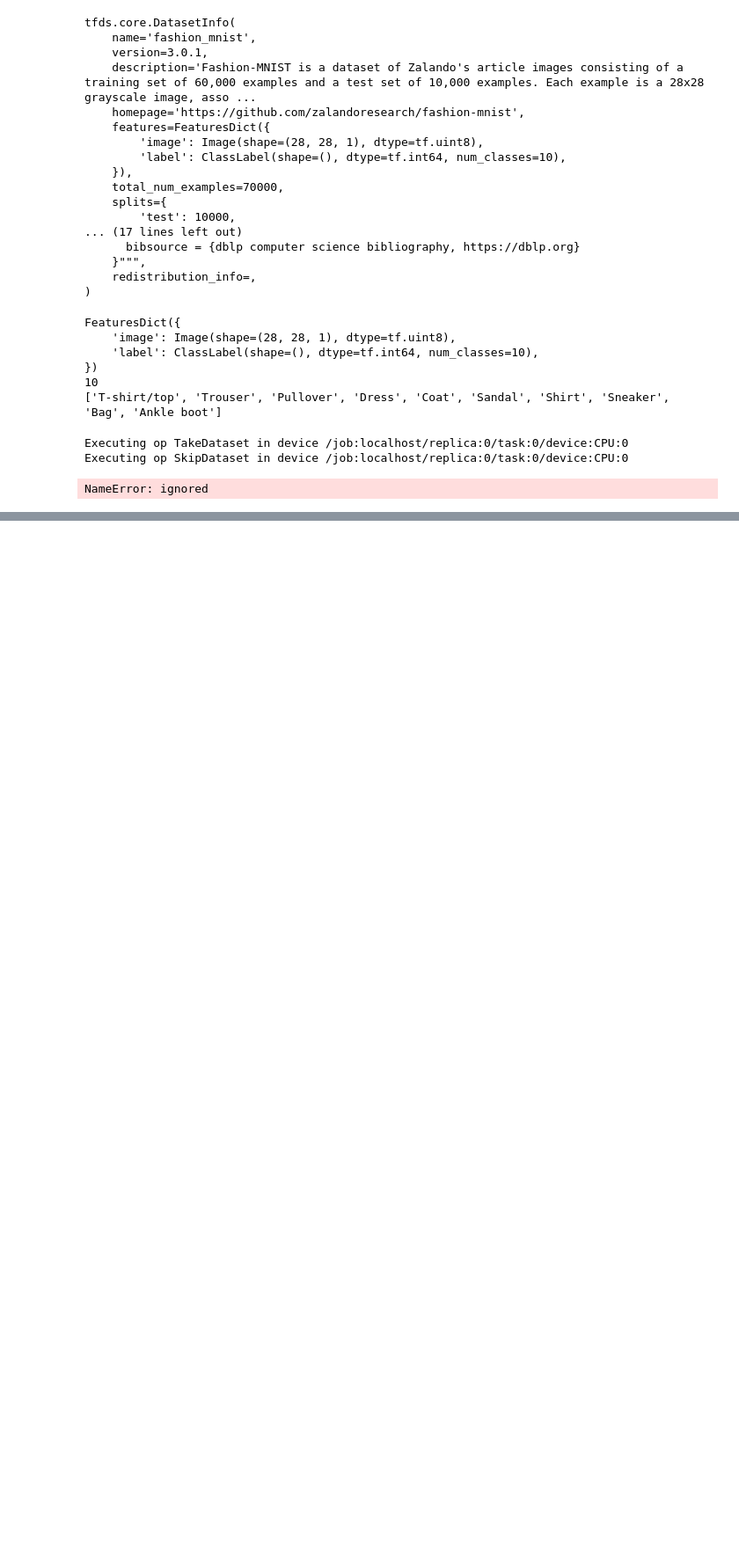
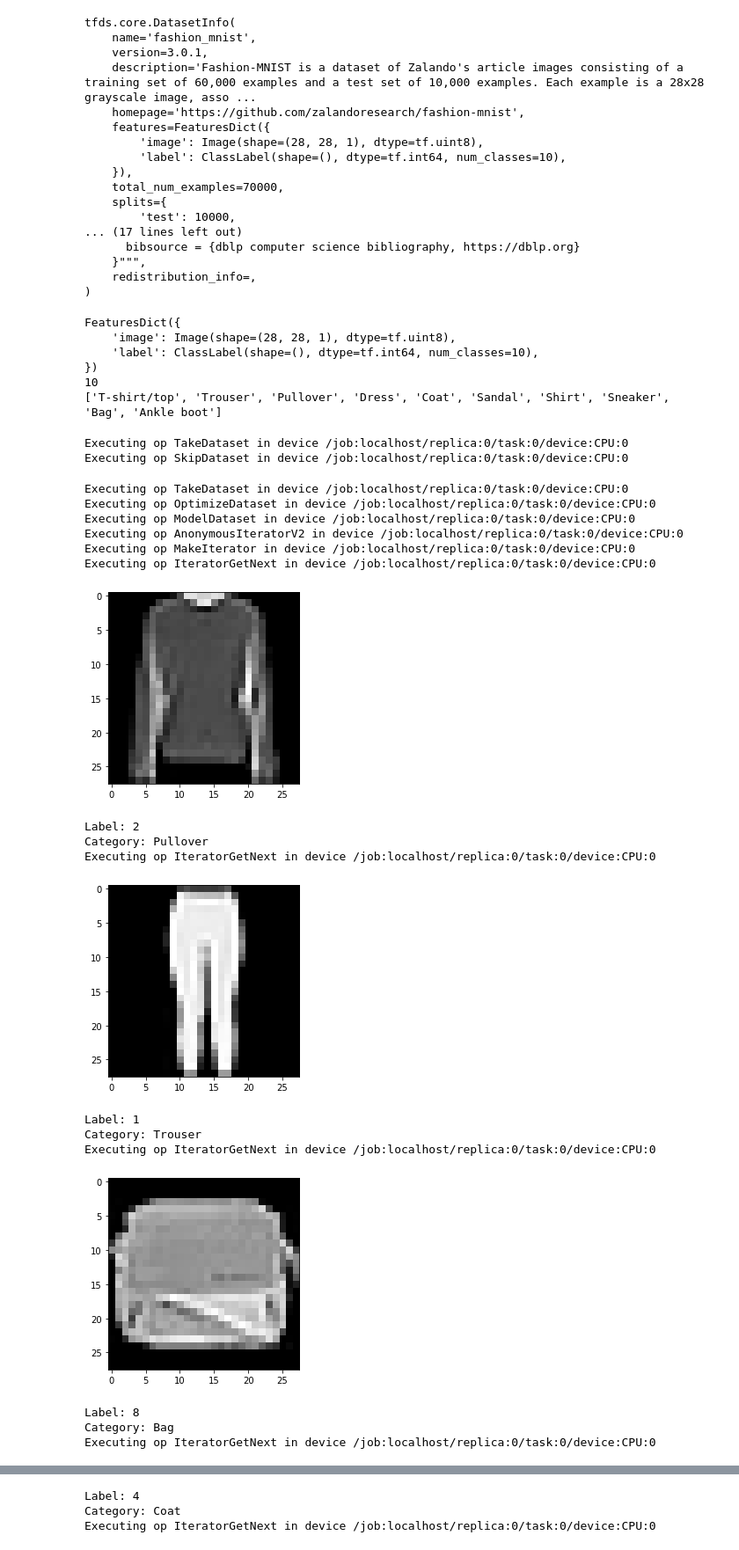
Before and after one commit to darshitmvora/Tensorflow-helper, a Jupyter notebook: Tensorflow_GPU.ipynb, the cells around one changed output, grey strips where cells are left out. Shown: that part at 88% size. Cells and saved outputs as stored; diff of their text form; code cells hidden in the pictures; blank space fills up the shorter version.

```diff
--- a/Tensorflow_GPU.ipynb
+++ b/Tensorflow_GPU.ipynb
@@ -101,13 +104,33 @@ fm_test = fm_test.skip(3000)
 # %% [output]
 Executing op TakeDataset in device /job:localhost/replica:0/task:0/device:CPU:0
 Executing op SkipDataset in device /job:localhost/replica:0/task:0/device:CPU:0
-# %%
-# print(fm_train)
-len(list(fm_train))
-# %% [output]
-NameError: ignored
 # %%
 import matplotlib.pyplot as plt
 import numpy as np
 for fm_sample in fm_train.take(5):
-  impage, label = fm_sample[0],
+  image, label = fm_sample[0], fm_sample[1]
+
+  plt.figure()
+  plt.imshow(image.numpy()[:, :, 0].astype(np.float32), cmap = plt.get_cmap("gray"))
+  plt.show()
+  print("Label: %d" % label.numpy())
+  print("Category: %s" % info.features["label"].names[label.numpy()])
+# %% [output]
+Executing op TakeDataset in device /job:localhost/replica:0/task:0/device:CPU:0
+Executing op OptimizeDataset in device /job:localhost/replica:0/task:0/device:CPU:0
+Executing op ModelDataset in device /job:localhost/replica:0/task:0/device:CPU:0
+Executing op AnonymousIteratorV2 in device /job:localhost/replica:0/task:0/device:CPU:0
+Executing op MakeIterator in device /job:localhost/replica:0/task:0/device:CPU:0
+Executing op IteratorGetNext in device /job:localhost/replica:0/task:0/device:CPU:0
+[figure, added]
+Label: 2
+Category: Pullover
+Executing op IteratorGetNext in device /job:localhost/replica:0/task:0/device:CPU:0
+[figure, added]
+Label: 1
+Category: Trouser
+Executing op IteratorGetNext in device /job:localhost/replica:0/task:0/device:CPU:0
+[figure, added]
+Label: 8
+Category: Bag
+Executing op IteratorGetNext in device /job:localhost/replica:0/task:0/device:CPU:0
@@ -113,0 +138,3 @@ for fm_sample in fm_train.take(5):
+Label: 4
+Category: Coat
+Executing op IteratorGetNext in device /job:localhost/replica:0/task:0/device:CPU:0
```
Also changed, not shown: parts of 3 cells of this notebook.
